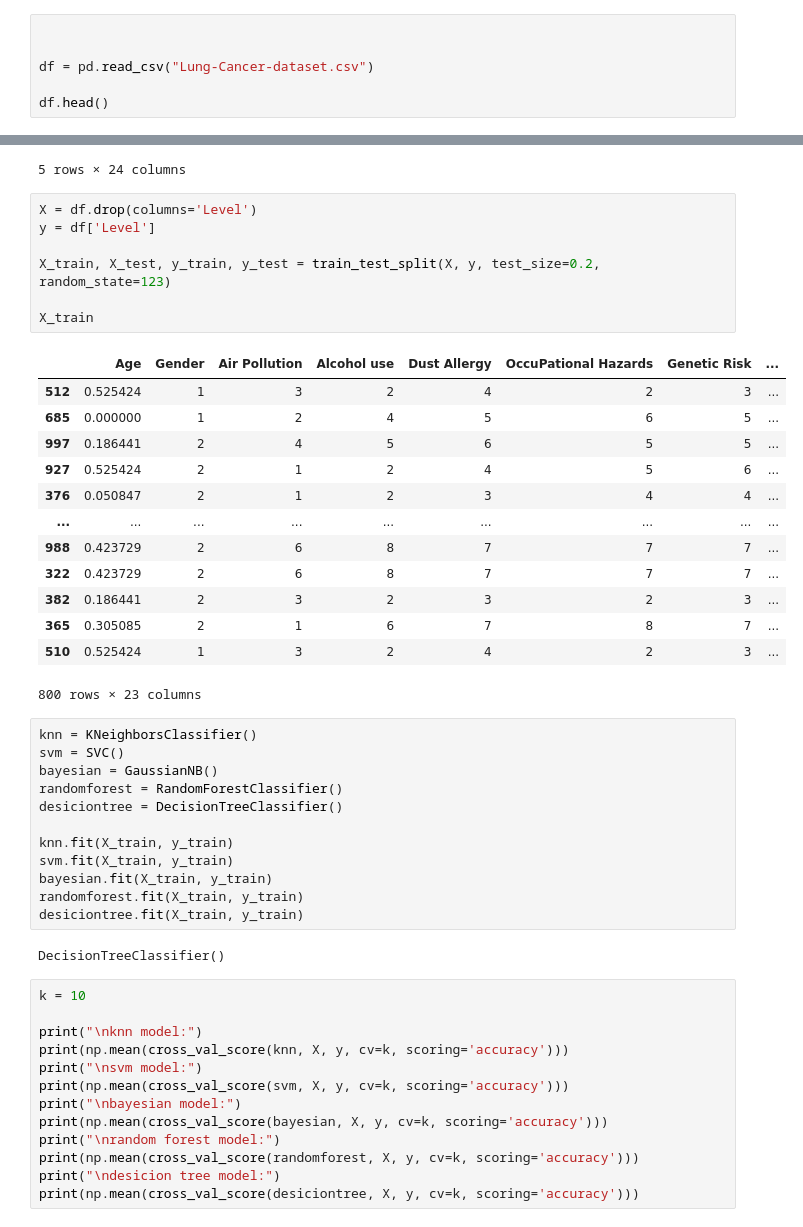
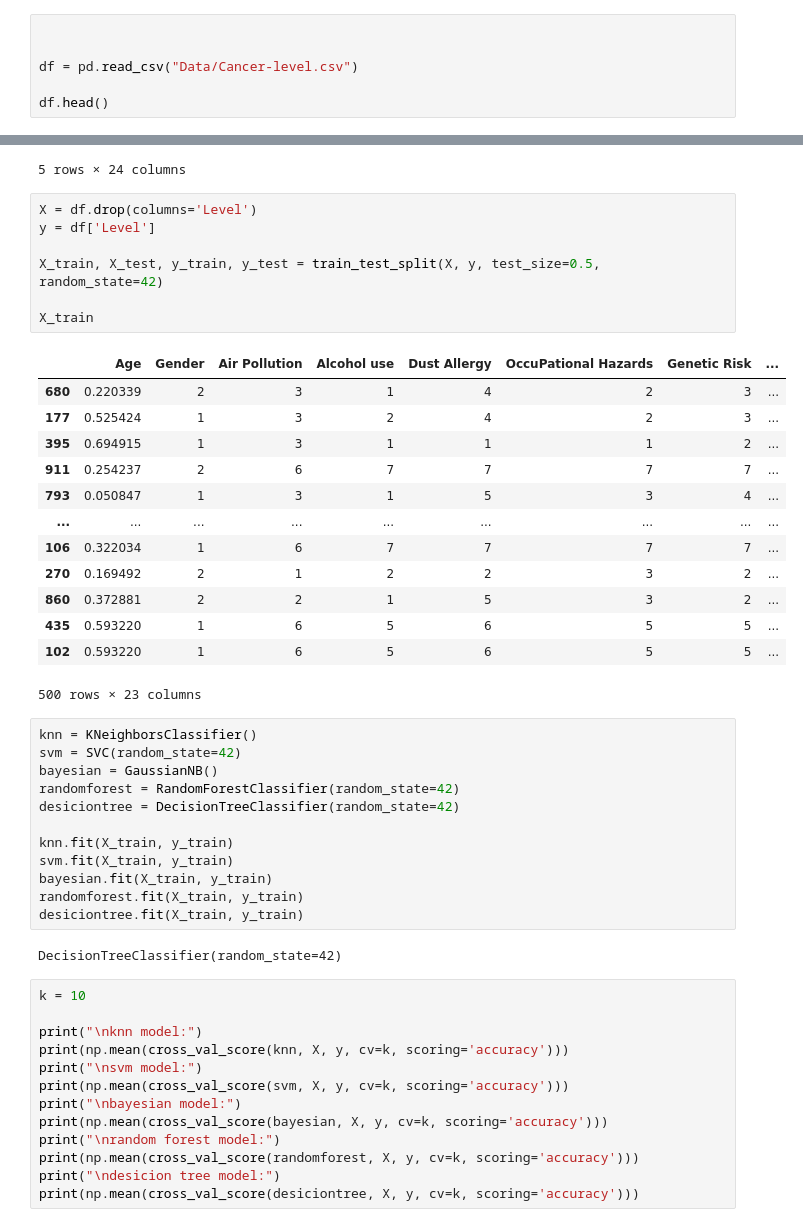
Before and after one commit to royhankamil/MammoMind, a Jupyter notebook: train.ipynb, the cells around one changed output, grey strips where cells are left out. Cells and saved outputs as stored; diff of their text form.

```diff
--- a/train.ipynb
+++ b/train.ipynb
@@ -21,7 +21,7 @@ from sklearn.metrics import classification_report
 # %%
 
 
-df = pd.read_csv("Lung-Cancer-dataset.csv")
+df = pd.read_csv("Data/Cancer-level.csv")
 
 df.head()
 # %% [output]
@@ -207,30 +253,30 @@ df.head()
 # %%
 X = df.drop(columns='Level')
 y = df['Level']
 
-X_train, X_test, y_train, y_test = train_test_split(X, y, test_size=0.2, random_state=123)
+X_train, X_test, y_train, y_test = train_test_split(X, y, test_size=0.5, random_state=42)
 
 X_train
 # %% [output]
 |  | Age | Gender | Air Pollution | Alcohol use | Dust Allergy | OccuPational Hazards | Genetic Risk | ... |
-| 512 | 0.525424 | 1 | 3 | 2 | 4 | 2 | 3 | ... |
-| 685 | 0.000000 | 1 | 2 | 4 | 5 | 6 | 5 | ... |
-| 997 | 0.186441 | 2 | 4 | 5 | 6 | 5 | 5 | ... |
-| 927 | 0.525424 | 2 | 1 | 2 | 4 | 5 | 6 | ... |
-| 376 | 0.050847 | 2 | 1 | 2 | 3 | 4 | 4 | ... |
+| 680 | 0.220339 | 2 | 3 | 1 | 4 | 2 | 3 | ... |
+| 177 | 0.525424 | 1 | 3 | 2 | 4 | 2 | 3 | ... |
+| 395 | 0.694915 | 1 | 3 | 1 | 1 | 1 | 2 | ... |
+| 911 | 0.254237 | 2 | 6 | 7 | 7 | 7 | 7 | ... |
+| 793 | 0.050847 | 1 | 3 | 1 | 5 | 3 | 4 | ... |
 | ... | ... | ... | ... | ... | ... | ... | ... | ... |
-| 988 | 0.423729 | 2 | 6 | 8 | 7 | 7 | 7 | ... |
-| 322 | 0.423729 | 2 | 6 | 8 | 7 | 7 | 7 | ... |
-| 382 | 0.186441 | 2 | 3 | 2 | 3 | 2 | 3 | ... |
-| 365 | 0.305085 | 2 | 1 | 6 | 7 | 8 | 7 | ... |
-| 510 | 0.525424 | 1 | 3 | 2 | 4 | 2 | 3 | ... |
+| 106 | 0.322034 | 1 | 6 | 7 | 7 | 7 | 7 | ... |
+| 270 | 0.169492 | 2 | 1 | 2 | 2 | 3 | 2 | ... |
+| 860 | 0.372881 | 2 | 2 | 1 | 5 | 3 | 2 | ... |
+| 435 | 0.593220 | 1 | 6 | 5 | 6 | 5 | 5 | ... |
+| 102 | 0.593220 | 1 | 6 | 5 | 6 | 5 | 5 | ... |
-800 rows × 23 columns
+500 rows × 23 columns
 # %%
 knn = KNeighborsClassifier()
-svm = SVC()
+svm = SVC(random_state=42)
 bayesian = GaussianNB()
-randomforest = RandomForestClassifier()
-desiciontree = DecisionTreeClassifier()
+randomforest = RandomForestClassifier(random_state=42)
+desiciontree = DecisionTreeClassifier(random_state=42)
 
 knn.fit(X_train, y_train)
 svm.fit(X_train, y_train)
@@ -238,7 +284,7 @@ bayesian.fit(X_train, y_train)
 randomforest.fit(X_train, y_train)
 desiciontree.fit(X_train, y_train)
 # %% [output]
-DecisionTreeClassifier()
+DecisionTreeClassifier(random_state=42)
 # %%
 k = 10
 
```
Also changed, not shown: parts of 8 cells of this notebook, 3 other files.
